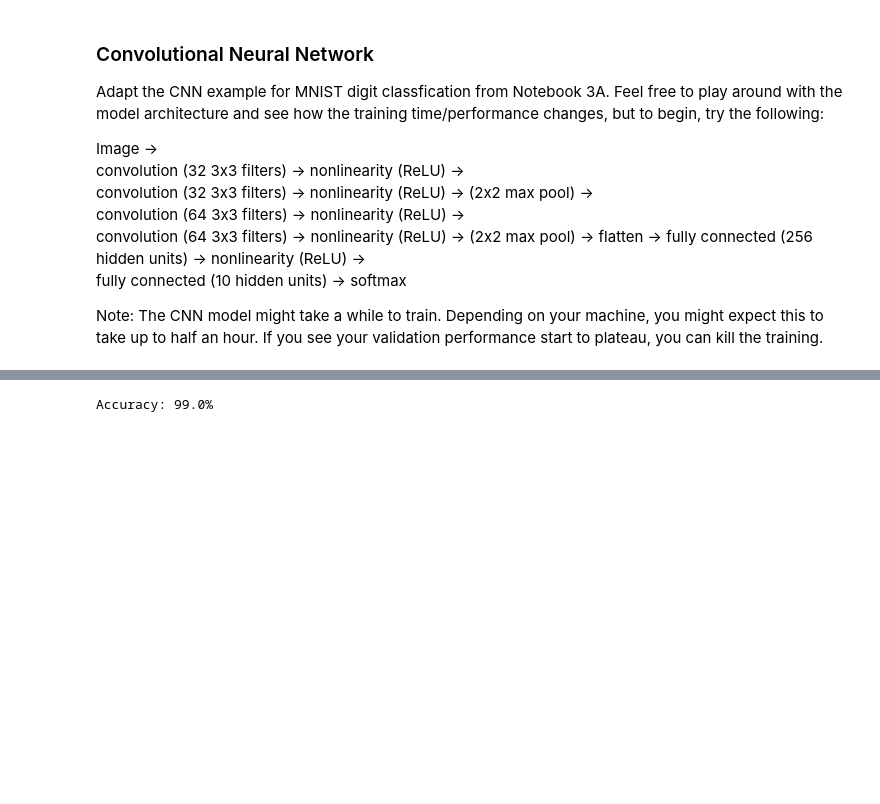
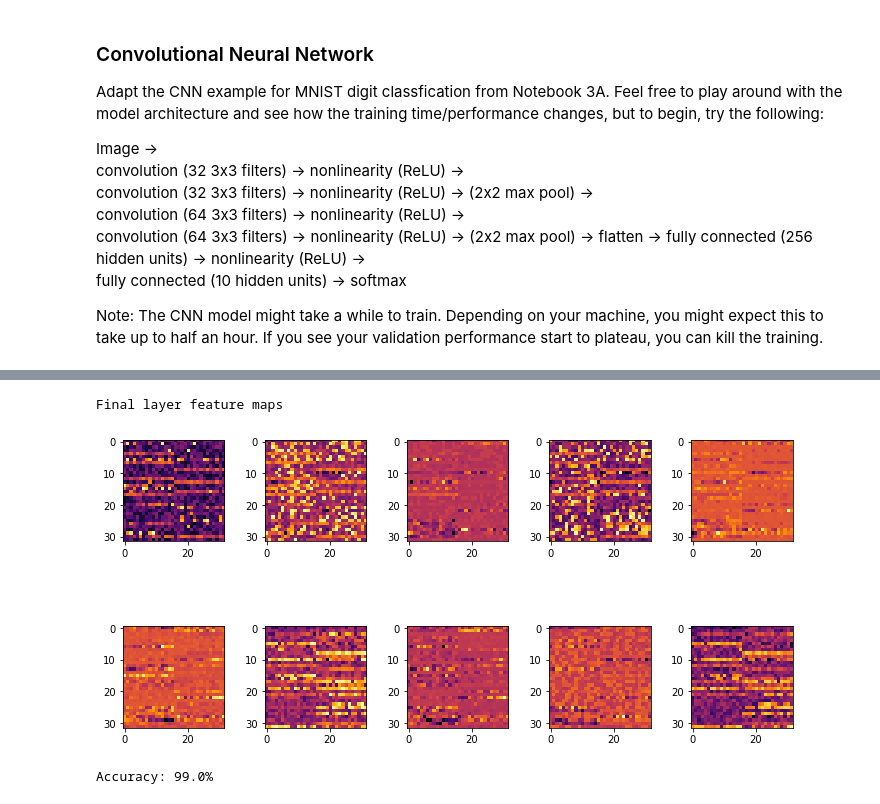
Before and after one commit to baolong281/coursera-intro-to-machine-learning-duke-university, a Jupyter notebook: Week 3/3B_Convolutional_Neural_Networks_Assignment.ipynb, the cells around one changed output, grey strips where cells are left out. Saved outputs shown, nothing was run; the diff lists cells and outputs as text; code cells hidden in the pictures; blank space fills up the shorter version.

```diff
--- a/Week 3/3B_Convolutional_Neural_Networks_Assignment.ipynb
+++ b/Week 3/3B_Convolutional_Neural_Networks_Assignment.ipynb
@@ -89,3 +115,22 @@ torch.save(model.state_dict(), 'model.pt')
+# %%
+layer11 = model.state_dict()['layers.11.weight']
+layer11 = layer11.view(-1, 32, 32)
+layer11 = layer11[:10]
+
+fig, ax = plt.subplots(nrows=2, ncols=5)
+fig.set_size_inches(12, 12)
+plt.subplots_adjust(wspace=.4)
+plt.subplots_adjust(hspace =-.6)
+
+for i, im in enumerate(layer11):
+	row = i // 5
+	col = i % 5
+	ax[row][col].imshow(im, cmap='inferno')
+
+print('Final layer feature maps')
+# %% [output]
+Final layer feature maps
+[figure, added]
 # %%
 x_test, y_test = next(iter(test_loader))
 predictions = model(x_test)
```
Also changed, not shown: parts of 8 cells of this notebook.
